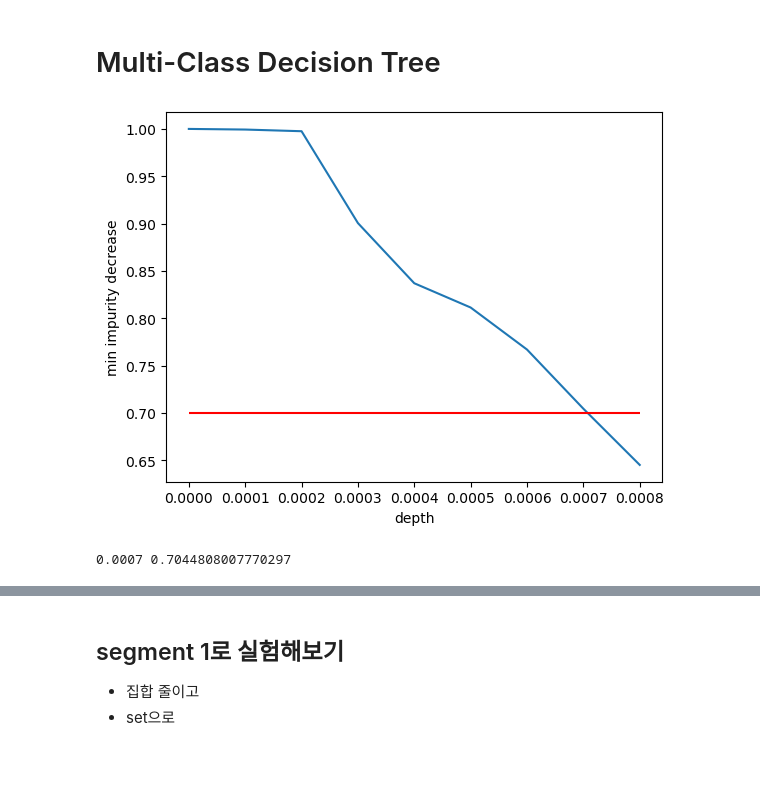
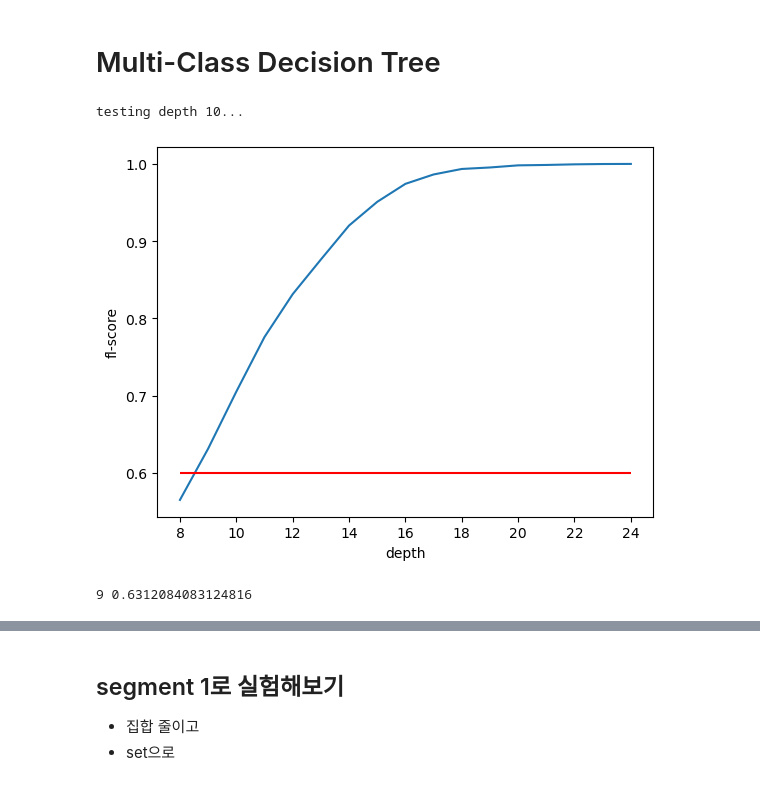
Before and after one commit to ParkByungYoon/kobaco, a Jupyter notebook: notebooks/rule_extraction.ipynb, the cells around one changed output, grey strips where cells are left out. Drawn from its saved outputs; the diff is of its cells as text; code cells hidden in the pictures.

```diff
--- a/notebooks/rule_extraction.ipynb
+++ b/notebooks/rule_extraction.ipynb
@@ -51,21 +26,25 @@ np.mean([r[0] for r in result])
 # %% [markdown]
 # Multi-Class Decision Tree
 # %%
-# model = DecisionTree(pivot_df, embedding)
-# max_depth, max_score = model.get_proper_depth(target_score=0.6, scoring='f1_score')
-# print(max_depth, max_score)
+model = DecisionTree(pivot_df, embedding)
+max_depth, max_score = model.get_proper_depth(target_score=0.6, scoring='f1_score')
+print(max_depth, max_score)
 # model = DecisionTree(pivot_df, embedding)
 # proper_mss, max_score = model.get_proper_min_sample_split(target_score=0.7, scoring='precision')
 # print(proper_mss, max_score)
-model = DecisionTree(pivot_df, embedding)
-proper_mid, max_score = model.get_proper_min_impurity_decrease(target_score=0.7, scoring='precision')
-print(proper_mid, max_score)
+# model = DecisionTree(pivot_df, embedding)
+# proper_mid, max_score = model.get_proper_min_impurity_decrease(target_score=0.7, scoring='precision')
+# print(proper_mid, max_score)
 # model = DecisionTree(pivot_df, embedding)
 # proper_ccp, max_score = model.get_proper_cost_complexity_pruning(target_score=0.7, scoring='precision')
 # print(proper_ccp, max_score)
+# model = DecisionTree(pivot_df, embedding)
+# proper_msl, max_score = model.get_proper_min_samples_leaf(target_score=0.7, scoring='precision')
+# print(proper_msl, max_score)
 # %% [output]
+testing depth 10...
-[figure, old version]
+[figure, new version]
-0.0007 0.7044808007770297
+9 0.6312084083124816
 # %%
 k=15
 len_or_list = []
```
Also changed, not shown: parts of 2 cells of this notebook, 8 other files.
